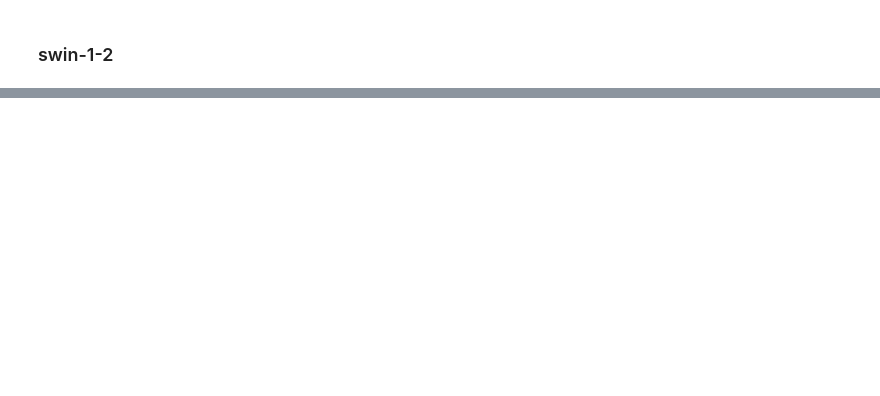
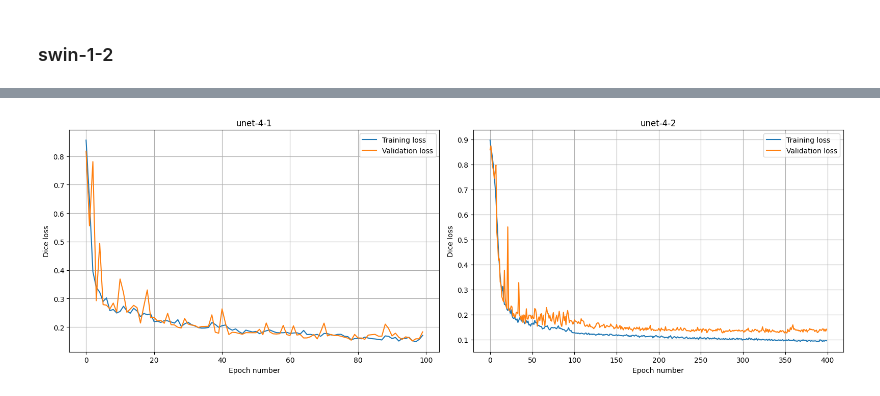
Before and after one commit to macsaba/concrete_crack_thesis, a Jupyter notebook: notebooks/project_summary.ipynb, the cells around one changed output, grey strips where cells are left out. Drawn from its saved outputs; the diff is of its cells as text; code cells hidden in the pictures; blank space fills up the shorter version.

```diff
--- a/notebooks/project_summary.ipynb
+++ b/notebooks/project_summary.ipynb
@@ -2255,0 +2449,21 @@ This part
+# %%
+# Prepare summary data
+summary_data = []
+
+for res in results:
+    # Compute training time in hours
+    total_seconds = sum(res.get("epoch_durations", []))
+    training_time_hours = round(total_seconds / 3600, 3)
+
+    # Build the row dictionary
+    summary_data.append({
+        "Name": res["name"],
+        "Average Dice index": round(res["test_avg_dice"], 3),
+        "Training time [hours]": training_time_hours
+    })
+
+# Create DataFrame
+summary_df = pd.DataFrame(summary_data)
+#generate_latex_table_thesis(summary_df, '../outputs/tables/unet_results.tex')
+# Display the result
+print(summary_df)
@@ -2255,0 +2551,25 @@ This part
+# %%
+# Set up the subplot grid
+fig, axs = plt.subplots(1, 2, figsize=(16, 5.3))
+axs = axs.flatten()  # Flatten the 2D grid into 1D for easier indexing
+
+# Plot each model's loss curves
+for i, res in enumerate(results_unet4):
+    ax = axs[i]
+
+    # Plot training and validation loss
+    ax.plot(res["train_loss"], label='Training loss')
+    ax.plot(res["val_loss"], label='Validation loss')
+
+    ax.set_title(res["name"])
+    ax.set_xlabel("Epoch number")
+    ax.set_ylabel("Dice loss")
+    ax.grid(True)
+    ax.legend()
+
+
+plt.tight_layout()
+#plt.savefig("../outputs/generated_figures/unet4_losses.png", dpi=300, bbox_inches='tight')
+plt.show()
+# %% [output]
+[figure, added]
```
Also changed, not shown: parts of 59 cells of this notebook, 3 other files.
